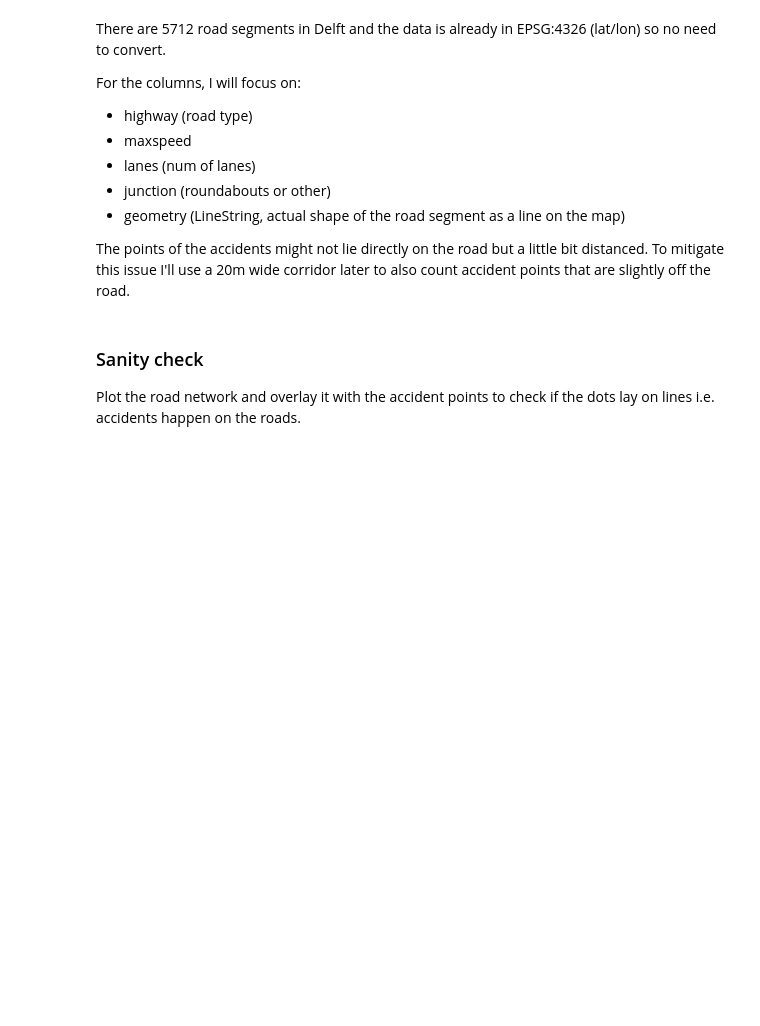
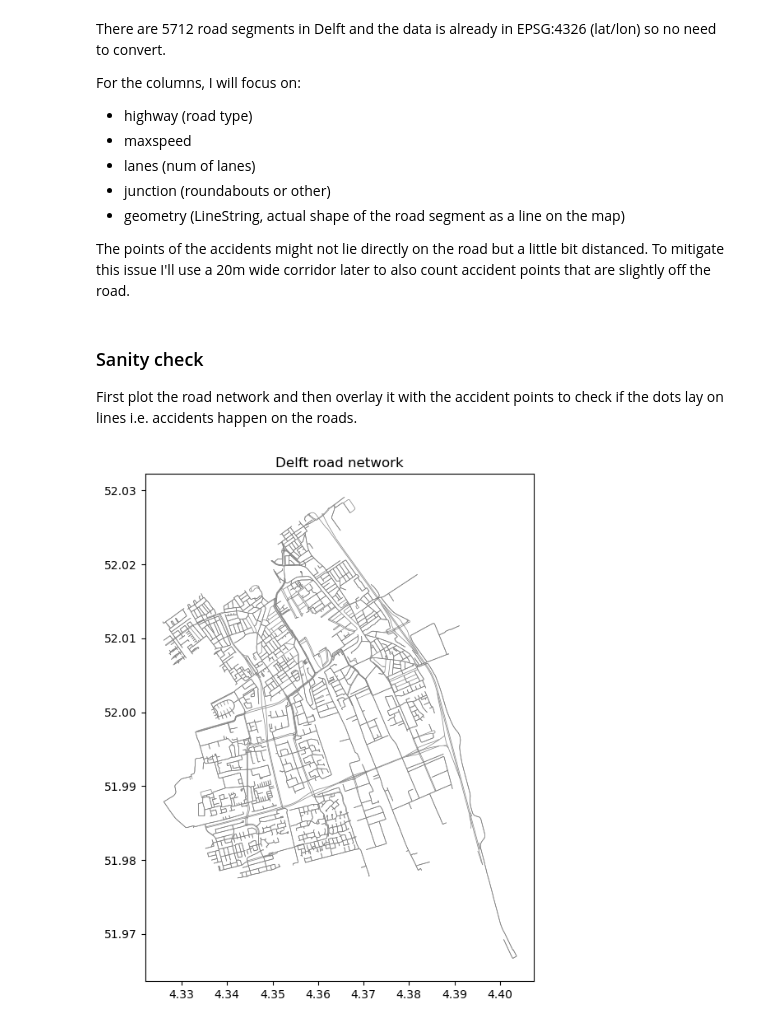
Before and after one commit to lzwahlen/CycloSafe, a Jupyter notebook: notebooks/data_exploration.ipynb, the cells around one changed output. Cells and saved outputs as stored; diff of their text form; code cells hidden in the pictures; blank space fills up the shorter version.

Commit message:
sanity check both plots

```diff
--- a/notebooks/data_exploration.ipynb
+++ b/notebooks/data_exploration.ipynb
@@ -133,5 +133,13 @@ The points of the accidents might not lie directly on the road but a little bit
 # %% [markdown]
 ### Sanity check
 
-Plot the road network and overlay it with the accident points to check if the dots lay on lines i.e. accidents happen on the roads.
+First plot the road network and then overlay it with the accident points to check if the dots lay on lines i.e. accidents happen on the roads.
+# %%
+#plot road network
+fig, ax = plt.subplots(figsize=(8, 8))
+edges.plot(ax=ax, linewidth=0.5, color="grey")
+ax.set_title("Delft road network")
+plt.show()
+# %% [output]
+[figure, added]
 # %%
```
Also changed, not shown: parts of 1 cell of this notebook.
